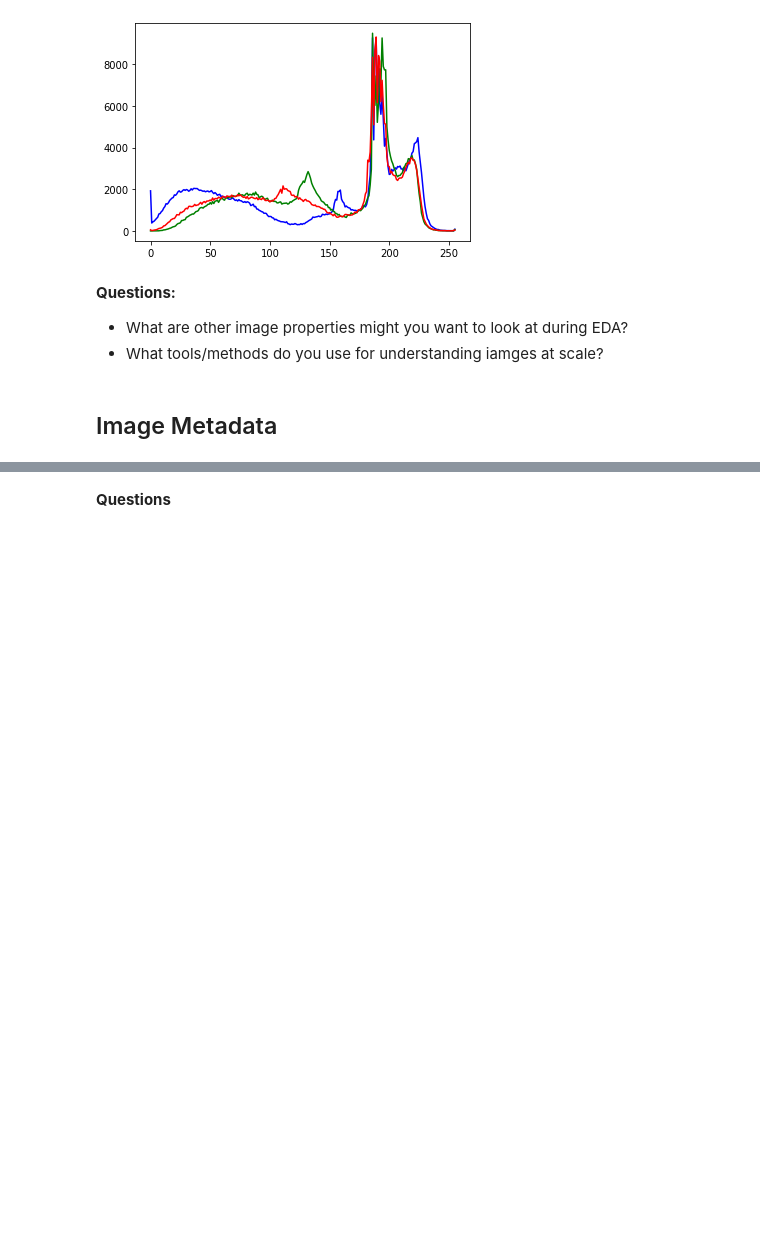
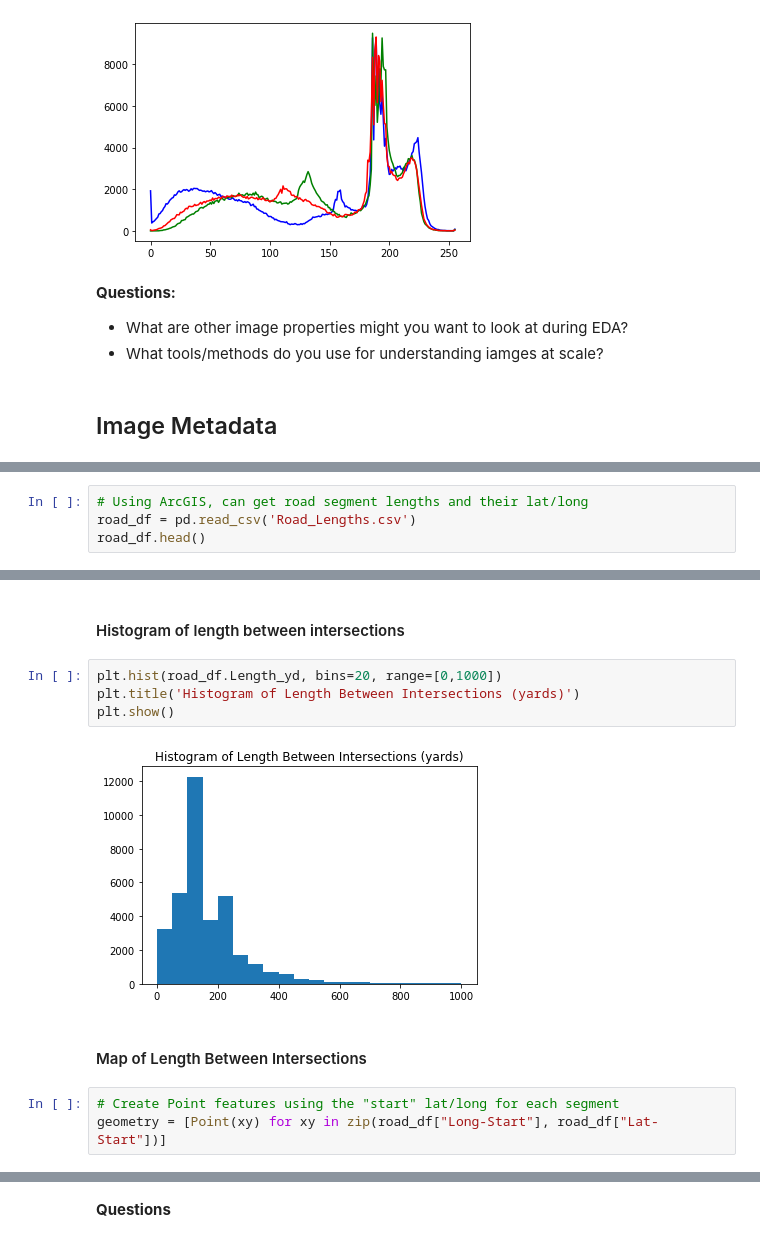
Before and after one commit to w210-accessibility/EDA, a Jupyter notebook: EDA Workshop.ipynb, the cells around one changed output, grey strips where cells are left out. Cells and saved outputs as stored; diff of their text form; blank space fills up the shorter version.

```diff
--- a/EDA Workshop.ipynb
+++ b/EDA Workshop.ipynb
@@ -98,0 +159,4 @@ plt.show()
+# %%
+# Using ArcGIS, can get road segment lengths and their lat/long
+road_df = pd.read_csv('Road_Lengths.csv')
+road_df.head()
@@ -98,0 +170,13 @@ plt.show()
+# %% [markdown]
+#### Histogram of length between intersections
+# %%
+plt.hist(road_df.Length_yd, bins=20, range=[0,1000])
+plt.title('Histogram of Length Between Intersections (yards)')
+plt.show()
+# %% [output]
+[figure, added]
+# %% [markdown]
+#### Map of Length Between Intersections
+# %%
+# Create Point features using the "start" lat/long for each segment
+geometry = [Point(xy) for xy in zip(road_df["Long-Start"], road_df["Lat-Start"])]
```
Also changed, not shown: parts of 17 cells of this notebook.
